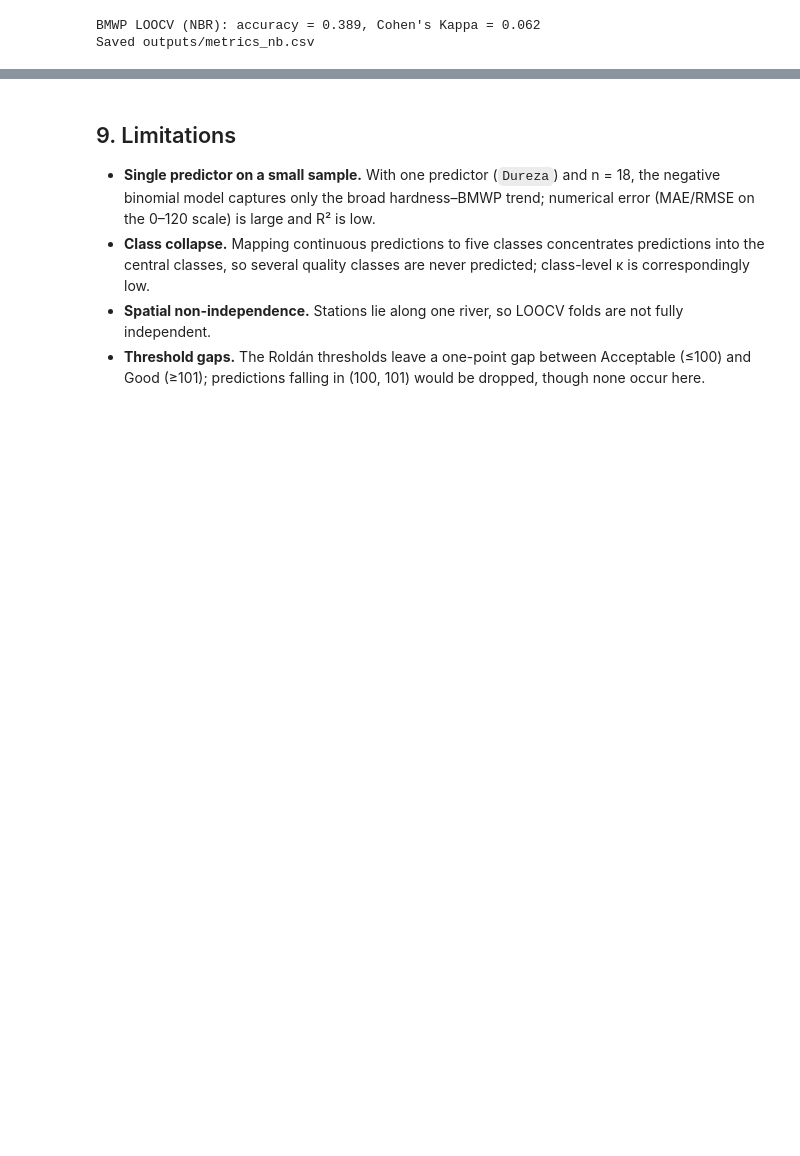
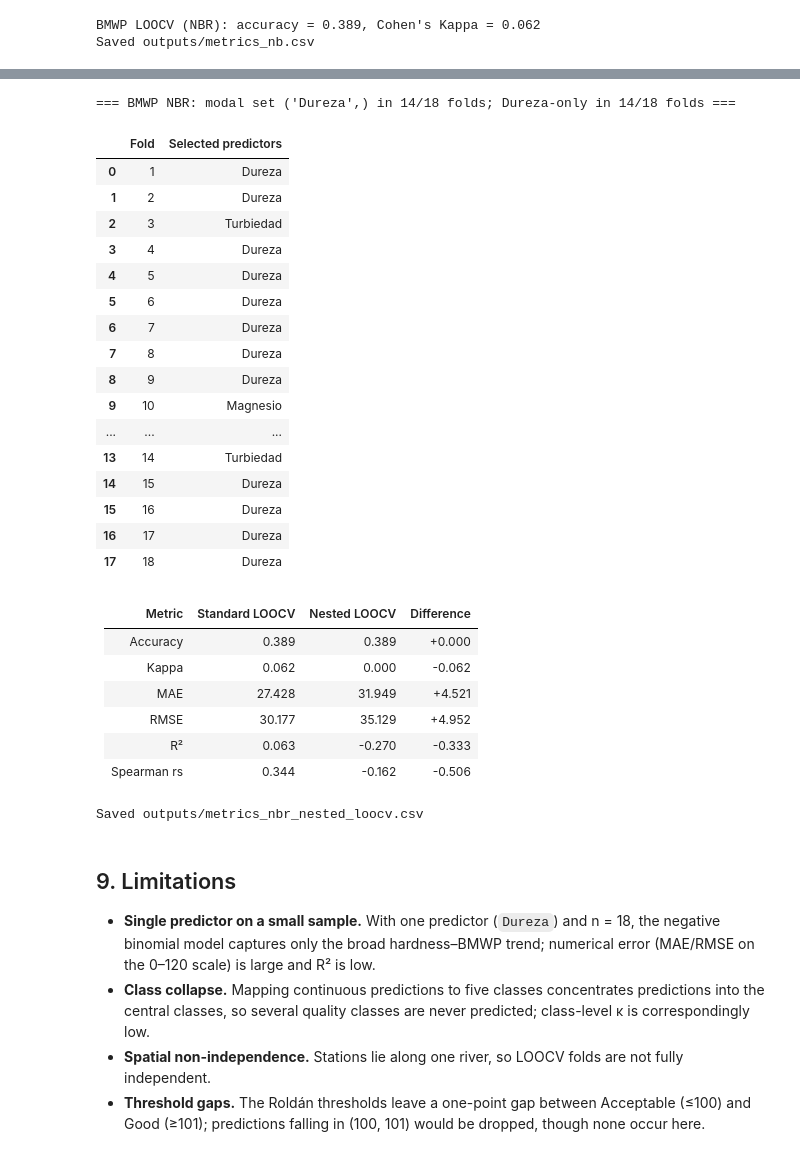
Before and after one commit to saulo1112/cali-river-biomonitoring, a Jupyter notebook: notebooks/04_negative_binomial/04_negative_binomial_regression.ipynb, the cells around one changed output, grey strips where cells are left out. Drawn from its saved outputs; the diff is of its cells as text; code cells hidden in the pictures; blank space fills up the shorter version.

```diff
--- a/notebooks/04_negative_binomial/04_negative_binomial_regression.ipynb
+++ b/notebooks/04_negative_binomial/04_negative_binomial_regression.ipynb
@@ -313,3 +361,75 @@ Saved outputs/metrics_nb.csv
+# %%
+# Nested-vs-standard comparison: classification + numerical metrics, predictor stability, export
+yt_arr = np.array(yt_nest); yp_arr = np.array(yp_nest)
+
+# Classification metrics (map continuous predictions to quality classes, drop out-of-range)
+ytc_n, ypc_n = to_classes(yt_nest, yp_nest)
+present_n = [c for c in labels if c in ytc_n]
+p_n, r_n, f_n, _ = precision_recall_fscore_support(ytc_n, ypc_n, labels=present_n,
+                                                   average='macro', zero_division=0)
+acc_n = accuracy_score(ytc_n, ypc_n); kappa_n = cohen_kappa_score(ytc_n, ypc_n)
+
+# Numerical metrics on the continuous predictions
+mae_n = mean_absolute_error(yt_arr, yp_arr)
+rmse_n = float(np.sqrt(np.mean((yt_arr - yp_arr) ** 2)))
+r2_n = r2_score(yt_arr, yp_arr)
+rs_n, pv_n = spearmanr(yt_arr, yp_arr)
+
+# Predictor stability across the 18 folds
+mat = pd.DataFrame({'Fold': range(1, len(sel_nest) + 1),
+                    'Selected predictors': ['+'.join(s) for s in sel_nest]})
+modal = Counter(tuple(s) for s in sel_nest).most_common(1)[0]
+dureza_only = sum(1 for s in sel_nest if s == ['Dureza'])
+print(f"=== BMWP NBR: modal set {modal[0]} in {modal[1]}/{len(sel_nest)} folds; "
+      f"Dureza-only in {dureza_only}/{len(sel_nest)} folds ===")
+display(mat)
+
+# Side-by-side comparison (standard metrics come from Sections 6-7: acc_bmwp, kappa_bmwp, mae, rmse, r2, rs)
+lines = ['| Metric | Standard LOOCV | Nested LOOCV | Difference |', '|---|---|---|---|']
+comp = [('Accuracy', acc_bmwp, acc_n), ('Kappa', kappa_bmwp, kappa_n),
+        ('MAE', mae, mae_n), ('RMSE', rmse, rmse_n), ('R²', r2, r2_n), ('Spearman rs', rs, rs_n)]
+for m, s, nv in comp:
+    lines.append(f"| {m} | {s:.3f} | {nv:.3f} | {nv - s:+.3f} |")
+display(Markdown('\n'.join(lines)))
+
+# Export nested classification + numerical metrics for the master table
+pd.DataFrame([{'target': 'BMWP', 'technique': 'Negative binomial reg.', 'validation': 'Nested LOOCV', 'n': 18,
+               'precision': round(p_n, 3), 'recall': round(r_n, 3), 'f1': round(f_n, 3),
+               'accuracy': round(acc_n, 3), 'kappa': round(kappa_n, 3),
+               'mae': round(mae_n, 2), 'rmse': round(rmse_n, 2), 'r2': round(r2_n, 3),
+               'rs': round(rs_n, 3), 'p_value': round(pv_n, 4),
+               'modal_predictors': '+'.join(modal[0]),
+               'predictor_stability': f"{modal[1]}/{len(sel_nest)}"}]
+             ).to_csv("../../outputs/metrics_nbr_nested_loocv.csv", index=False)
+print("Saved outputs/metrics_nbr_nested_loocv.csv")
+# %% [output]
+=== BMWP NBR: modal set ('Dureza',) in 14/18 folds; Dureza-only in 14/18 folds ===
+|  | Fold | Selected predictors |
+| 0 | 1 | Dureza |
+| 1 | 2 | Dureza |
+| 2 | 3 | Turbiedad |
+| 3 | 4 | Dureza |
+| 4 | 5 | Dureza |
+| 5 | 6 | Dureza |
+| 6 | 7 | Dureza |
+| 7 | 8 | Dureza |
+| 8 | 9 | Dureza |
+| 9 | 10 | Magnesio |
+| ... | ... | ... |
+| 13 | 14 | Turbiedad |
+| 14 | 15 | Dureza |
+| 15 | 16 | Dureza |
+| 16 | 17 | Dureza |
+| 17 | 18 | Dureza |
+| Metric | Standard LOOCV | Nested LOOCV | Difference |
+|---|---|---|---|
+| Accuracy | 0.389 | 0.389 | +0.000 |
+| Kappa | 0.062 | 0.000 | -0.062 |
+| MAE | 27.428 | 31.949 | +4.521 |
+| RMSE | 30.177 | 35.129 | +4.952 |
+| R² | 0.063 | -0.270 | -0.333 |
+| Spearman rs | 0.344 | -0.162 | -0.506 |
+Saved outputs/metrics_nbr_nested_loocv.csv
 # %% [markdown]
 ## 9. Limitations
 
```
Also changed, not shown: parts of 3 cells of this notebook, 22 other files.
